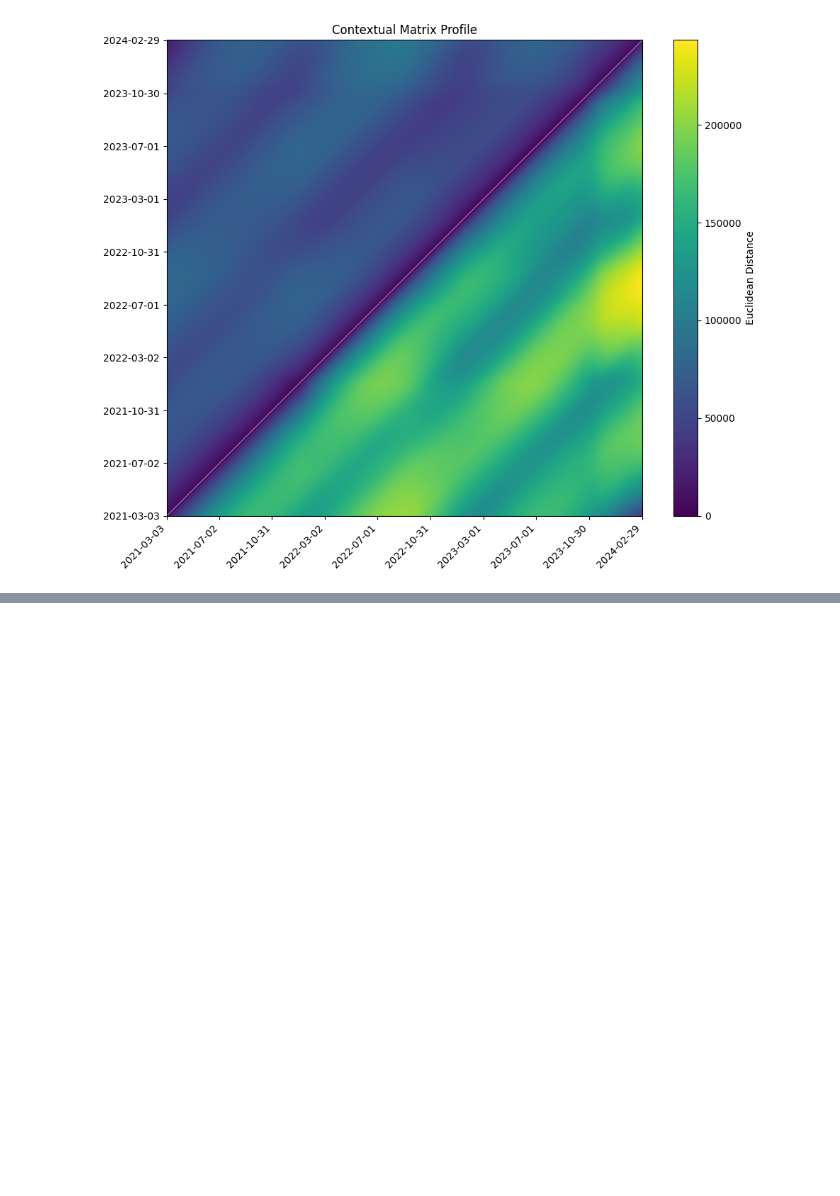
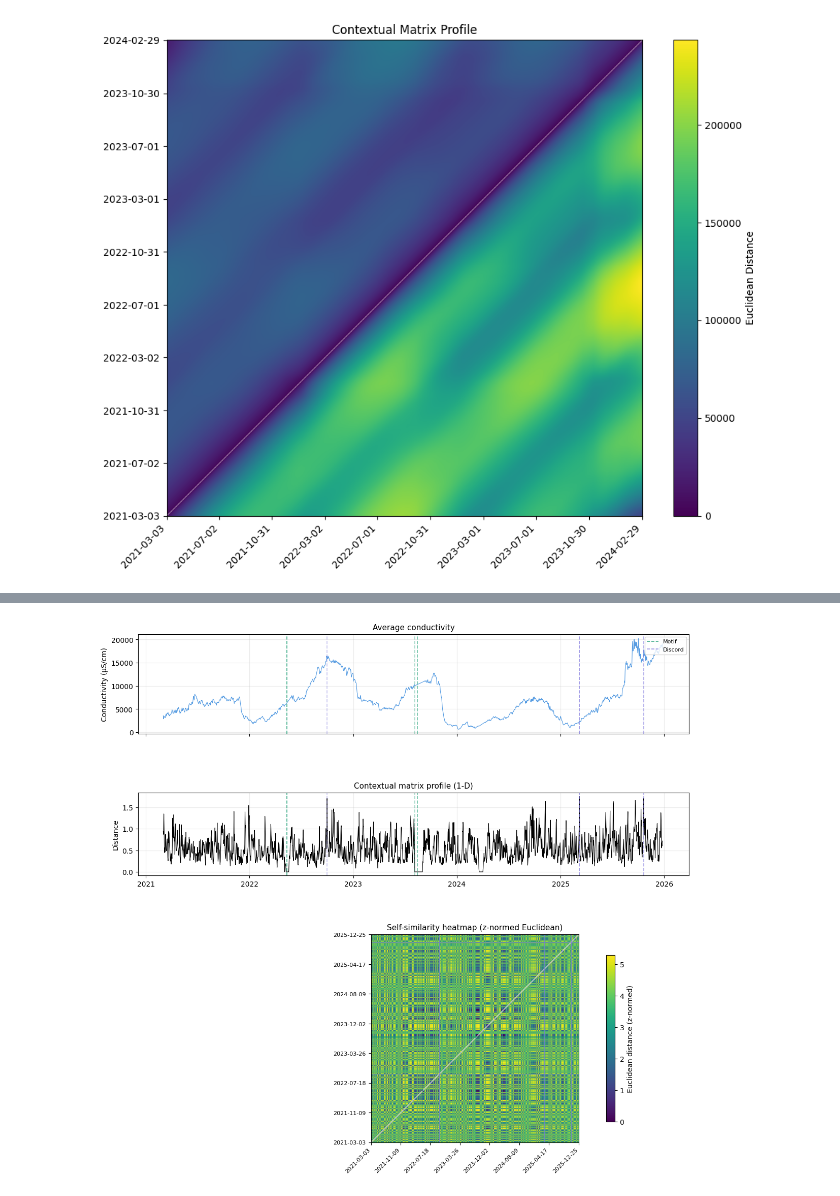
Before and after one commit to ShehabEldeenAyman/Gent-Terneuzen-canal, a Jupyter notebook: time_series_analysis/matrix_profile.ipynb, the cells around one changed output, grey strips where cells are left out. Cells and saved outputs as stored; diff of their text form; code cells hidden in the pictures; blank space fills up the shorter version.

```diff
--- a/time_series_analysis/matrix_profile.ipynb
+++ b/time_series_analysis/matrix_profile.ipynb
@@ -345,0 +401,19 @@ plt.show()
+# %%
+def find_peaks(profile, top_n, exclusion_zone, ascending=True):
+    """Find non-overlapping motifs (ascending=True) or discords (False)."""
+    found = []
+    for idx in np.argsort(profile)[:: 1 if ascending else -1]:
+        if np.isnan(profile[idx]) or np.isinf(profile[idx]):
+            continue
+        if len(found) >= top_n:
+            break
+        if all(abs(idx - f) > exclusion_zone for f in found):
+            found.append(int(idx))
+    return found
+
+motifs   = find_peaks(cmp_profile, top_n=3, exclusion_zone=m, ascending=True)
+discords = find_peaks(cmp_profile, top_n=3, exclusion_zone=m, ascending=False)
+
+time_index = resampled_df.index
+print("Motif dates:  ", [str(time_index[i].date()) for i in motifs])
+print("Discord dates:", [str(time_index[i].date()) for i in discords])
@@ -345,0 +423,65 @@ plt.show()
+# %%
+fig = plt.figure(figsize=(14, 13))
+gs  = fig.add_gridspec(3, 1, height_ratios=[1.2, 1, 2.5], hspace=0.45)
+
+ax_sig  = fig.add_subplot(gs[0])
+ax_cmp  = fig.add_subplot(gs[1], sharex=ax_sig)
+ax_heat = fig.add_subplot(gs[2])
+
+profile_index = time_index[: len(cmp_profile)]
+
+# ── Panel A: raw signal ──────────────────────────────────────────────────────
+ax_sig.plot(time_index, ts_data, color='#378ADD', linewidth=0.8, alpha=0.85)
+ax_sig.set_ylabel('Conductivity (μS/cm)')
+ax_sig.set_title('Average conductivity', fontsize=11)
+ax_sig.grid(True, alpha=0.25)
+
+
+# ── Panel B: 1-D contextual matrix profile ───────────────────────────────────
+ax_cmp.plot(profile_index, cmp_profile, color='black', linewidth=0.8)
+ax_cmp.set_ylabel('Distance')
+ax_cmp.set_title('Contextual matrix profile (1-D)', fontsize=11)
+ax_cmp.grid(True, alpha=0.25)
+
+# Overlay motifs & discords on both signal panels
+for ax in [ax_sig, ax_cmp]:
+    for i, idx in enumerate(motifs):
+        ax.axvline(time_index[idx], color='#1D9E75', linestyle='--',
+                   linewidth=1.2, alpha=0.85 - i * 0.2,
+                   label='Motif' if (i == 0 and ax == ax_sig) else None)
+    for i, idx in enumerate(discords):
+        ax.axvline(time_index[idx], color='#7F77DD', linestyle='--',
+                   linewidth=1.2, alpha=0.85 - i * 0.2,
+                   label='Discord' if (i == 0 and ax == ax_sig) else None)
+
+ax_sig.legend(loc='upper right', fontsize=8)
+ax_sig.tick_params(labelbottom=False)
+
+# ── Panel C: self-similarity heatmap ─────────────────────────────────────────
+# ✓ FIX: raw distances only, no lower-tri scaling — colorbar is truthful
+im = ax_heat.imshow(
+    dist_display, aspect='equal', cmap='viridis', origin='lower',
+    extent=[0, n, 0, n]
+)
+ax_heat.plot([0, n], [0, n], color='white', linewidth=0.7, alpha=0.5)
+
+# ✓ FIX: mark motifs/discords on the heatmap as crosshairs
+for idx in motifs:
+    ax_heat.axvline(idx, color='#1D9E75', linewidth=0.8, alpha=0.7)
+    ax_heat.axhline(idx, color='#1D9E75', linewidth=0.8, alpha=0.7)
+for idx in discords:
+    ax_heat.axvline(idx, color='#7F77DD', linewidth=0.8, alpha=0.7)
+    ax_heat.axhline(idx, color='#7F77DD', linewidth=0.8, alpha=0.7)
+
+num_ticks   = 8
+tick_indices = np.linspace(0, n - 1, num_ticks, dtype=int)
+tick_labels  = resampled_df.index[tick_indices].strftime('%Y-%m-%d')
+ax_heat.set_xticks(tick_indices); ax_heat.set_xticklabels(tick_labels, rotation=45, ha='right', fontsize=8)
+ax_heat.set_yticks(tick_indices); ax_heat.set_yticklabels(tick_labels, fontsize=8)
+ax_heat.set_title('Self-similarity heatmap (z-normed Euclidean)', fontsize=11)
+
+plt.colorbar(im, ax=ax_heat, label='Euclidean distance (z-normed)', shrink=0.8)
+plt.savefig('cmp_output.png', dpi=150, bbox_inches='tight')
+plt.show()
+# %% [output]
+[figure, added]
```
Also changed, not shown: parts of 7 cells of this notebook, 3 other files.
